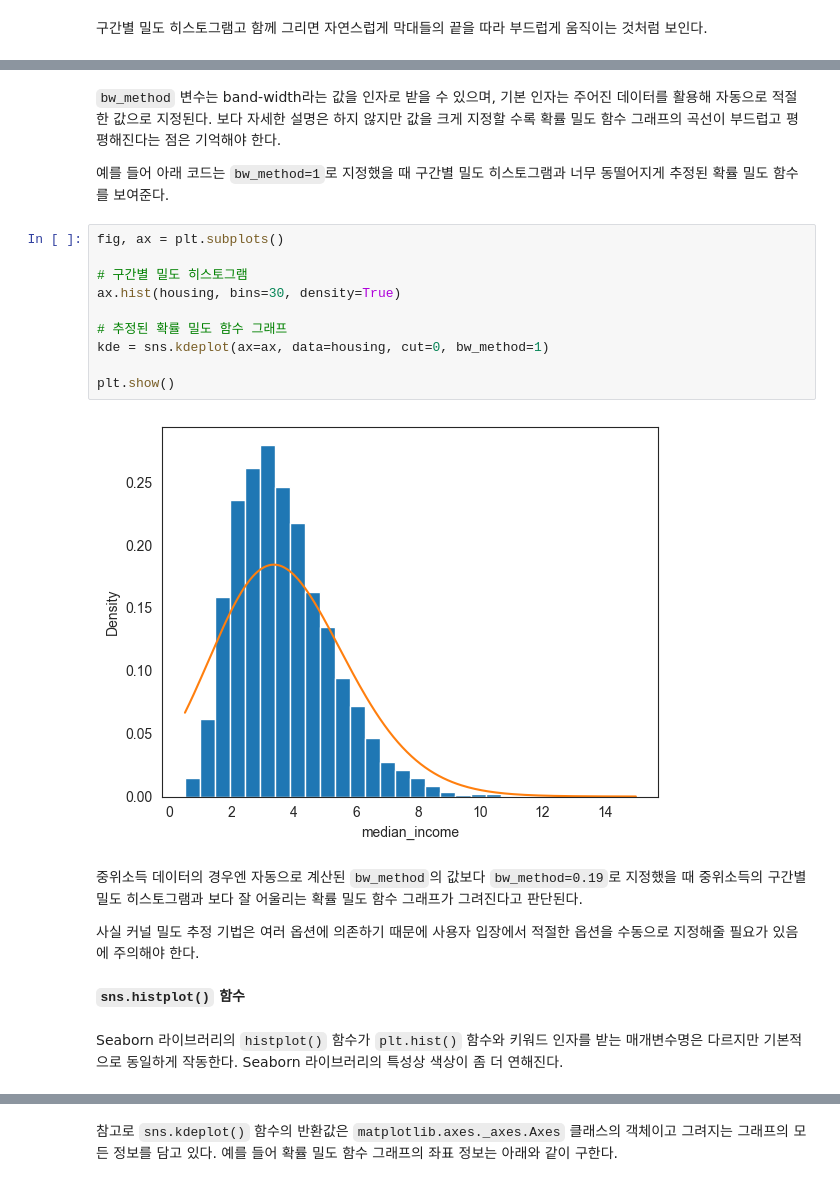
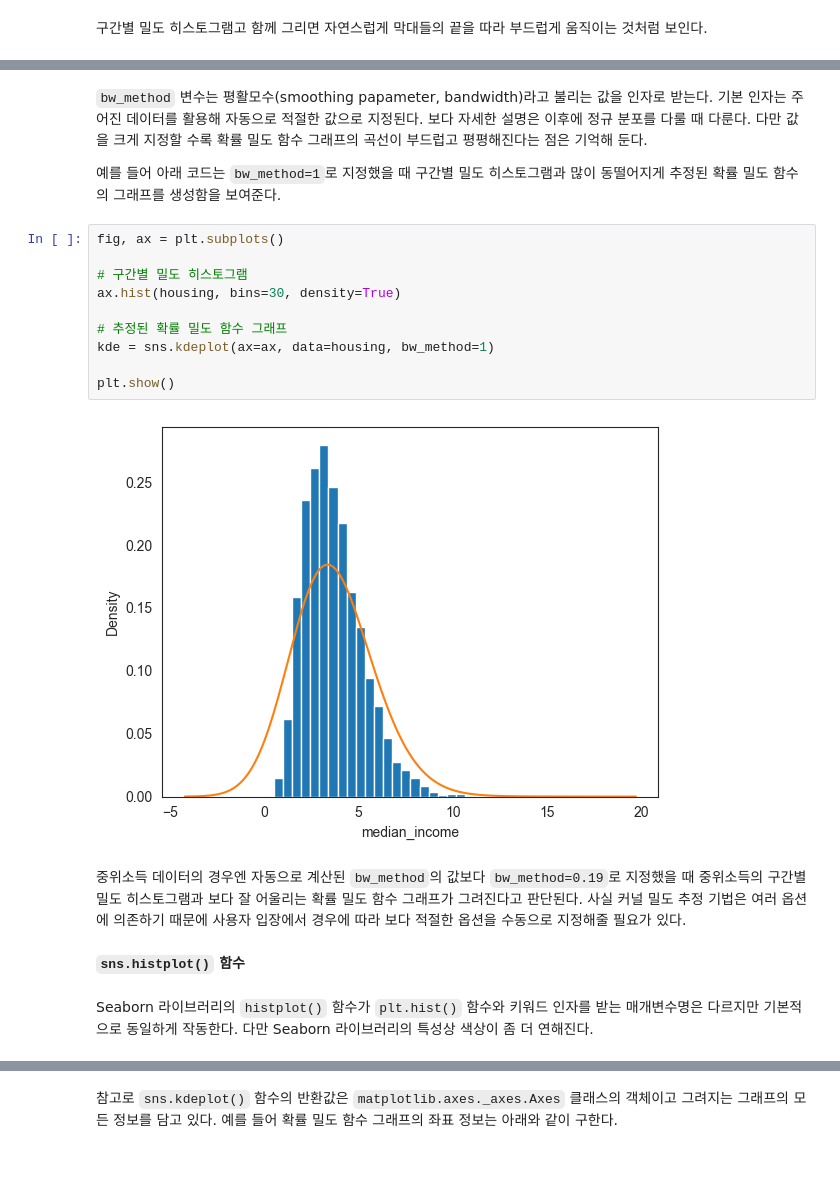
Before and after one commit to codingalzi/DataSci, a Jupyter notebook: _sources/probability_continuous.ipynb, the cells around one changed output, grey strips where cells are left out. Saved outputs shown, nothing was run; the diff lists cells and outputs as text.

```diff
--- a/_sources/probability_continuous.ipynb
+++ b/_sources/probability_continuous.ipynb
@@ -641,35 +660,35 @@ plt.show()
 # %% [markdown]
-`bw_method` 변수는 band-width라는 값을 인자로 받을 수 있으며,
+`bw_method` 변수는 평활모수(smoothing papameter, bandwidth)라고 불리는 값을 인자로 받는다.
 기본 인자는 주어진 데이터를 활용해 자동으로 적절한 값으로 지정된다.
-보다 자세한 설명은 하지 않지만
-값을 크게 지정할 수록 확률 밀도 함수 그래프의 곡선이 부드럽고 평평해진다는 점은 기억해야 한다.
+보다 자세한 설명은 이후에 정규 분포를 다룰 때 다룬다.
+다만 값을 크게 지정할 수록 확률 밀도 함수 그래프의 곡선이 부드럽고 평평해진다는 점은 기억해 둔다.
 
-예를 들어 아래 코드는 `bw_method=1`로 지정했을 때 구간별 밀도 히스토그램과 너무 동떨어지게 추정된 확률 밀도 함수를 보여준다.
+예를 들어 아래 코드는 `bw_method=1`로 지정했을 때 구간별 밀도 히스토그램과 많이 동떨어지게
+추정된 확률 밀도 함수의 그래프를 생성함을 보여준다.
 # %%
 fig, ax = plt.subplots()
 
 # 구간별 밀도 히스토그램
 ax.hist(housing, bins=30, density=True)
 
 # 추정된 확률 밀도 함수 그래프
-kde = sns.kdeplot(ax=ax, data=housing, cut=0, bw_method=1)
+kde = sns.kdeplot(ax=ax, data=housing, bw_method=1)
 
 plt.show()
 # %% [output]
-[figure, old version]
+[figure, new version]
 # %% [markdown]
 중위소득 데이터의 경우엔
 자동으로 계산된 `bw_method`의 값보다 `bw_method=0.19`로 지정했을 때
 중위소득의 구간별 밀도 히스토그램과 보다 잘 어울리는 확률 밀도 함수 그래프가 그려진다고 판단된다.
-
 사실 커널 밀도 추정 기법은 여러 옵션에 의존하기 때문에
-사용자 입장에서 적절한 옵션을 수동으로 지정해줄 필요가 있음에 주의해야 한다.
+사용자 입장에서 경우에 따라 보다 적절한 옵션을 수동으로 지정해줄 필요가 있다.
 # %% [markdown]
 **`sns.histplot()` 함수**
 # %% [markdown]
 Seaborn 라이브러리의 `histplot()` 함수가
 `plt.hist()` 함수와 키워드 인자를 받는 매개변수명은 다르지만 기본적으로 동일하게 작동한다.
-Seaborn 라이브러리의 특성상 색상이 좀 더 연해진다.
+다만 Seaborn 라이브러리의 특성상 색상이 좀 더 연해진다.
 # %%
 fig, ax = plt.subplots()
 
```
Also changed, not shown: parts of 28 cells of this notebook, 10 other files.
